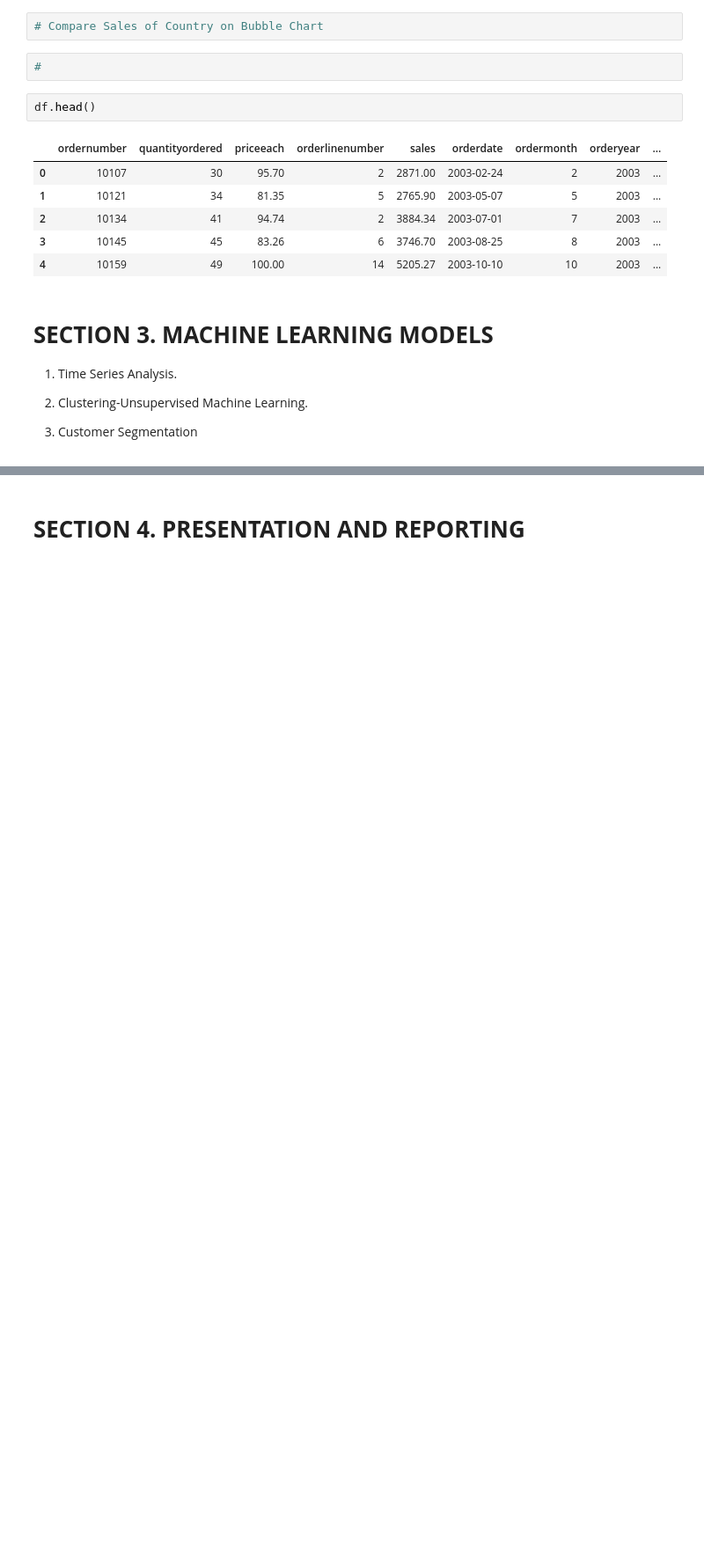
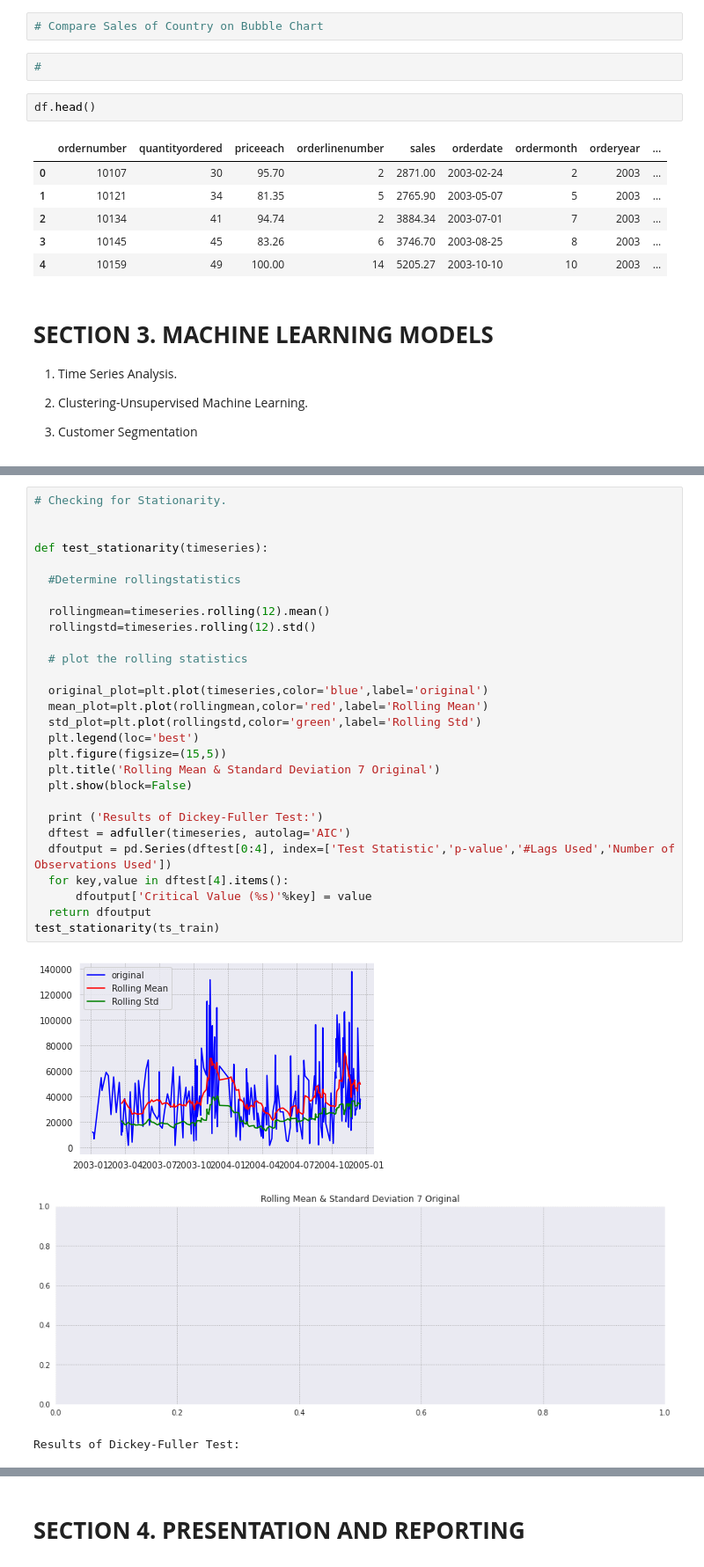
Before and after one commit to NUELBUNDI/PDS_PROJECT, a Jupyter notebook: PDS_PROJECT.ipynb, the cells around one changed output, grey strips where cells are left out. Shown at 88% size. Cells and saved outputs as stored; diff of their text form; blank space fills up the shorter version.

```diff
--- a/PDS_PROJECT.ipynb
+++ b/PDS_PROJECT.ipynb
@@ -600,0 +680,32 @@ df.head()
+# %%
+# Checking for Stationarity.
+
+
+def test_stationarity(timeseries):
+
+  #Determine rollingstatistics
+
+  rollingmean=timeseries.rolling(12).mean()
+  rollingstd=timeseries.rolling(12).std()
+
+  # plot the rolling statistics
+
+  original_plot=plt.plot(timeseries,color='blue',label='original')
+  mean_plot=plt.plot(rollingmean,color='red',label='Rolling Mean')
+  std_plot=plt.plot(rollingstd,color='green',label='Rolling Std')
+  plt.legend(loc='best')
+  plt.figure(figsize=(15,5))
+  plt.title('Rolling Mean & Standard Deviation 7 Original')
+  plt.show(block=False)
+
+  print ('Results of Dickey-Fuller Test:')
+  dftest = adfuller(timeseries, autolag='AIC')
+  dfoutput = pd.Series(dftest[0:4], index=['Test Statistic','p-value','#Lags Used','Number of Observations Used'])
+  for key,value in dftest[4].items():
+      dfoutput['Critical Value (%s)'%key] = value
+  return dfoutput
+test_stationarity(ts_train)
+# %% [output]
+[figure, added]
+[figure, added]
+Results of Dickey-Fuller Test:
```
Also changed, not shown: parts of 12 cells of this notebook.
